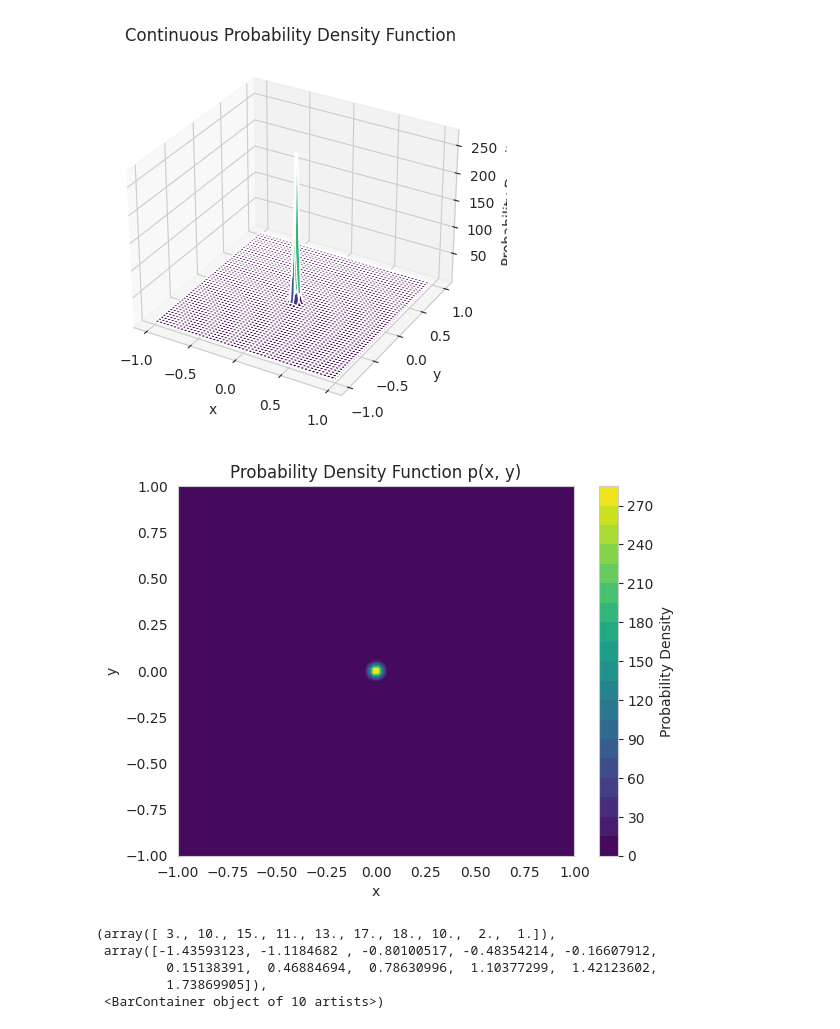
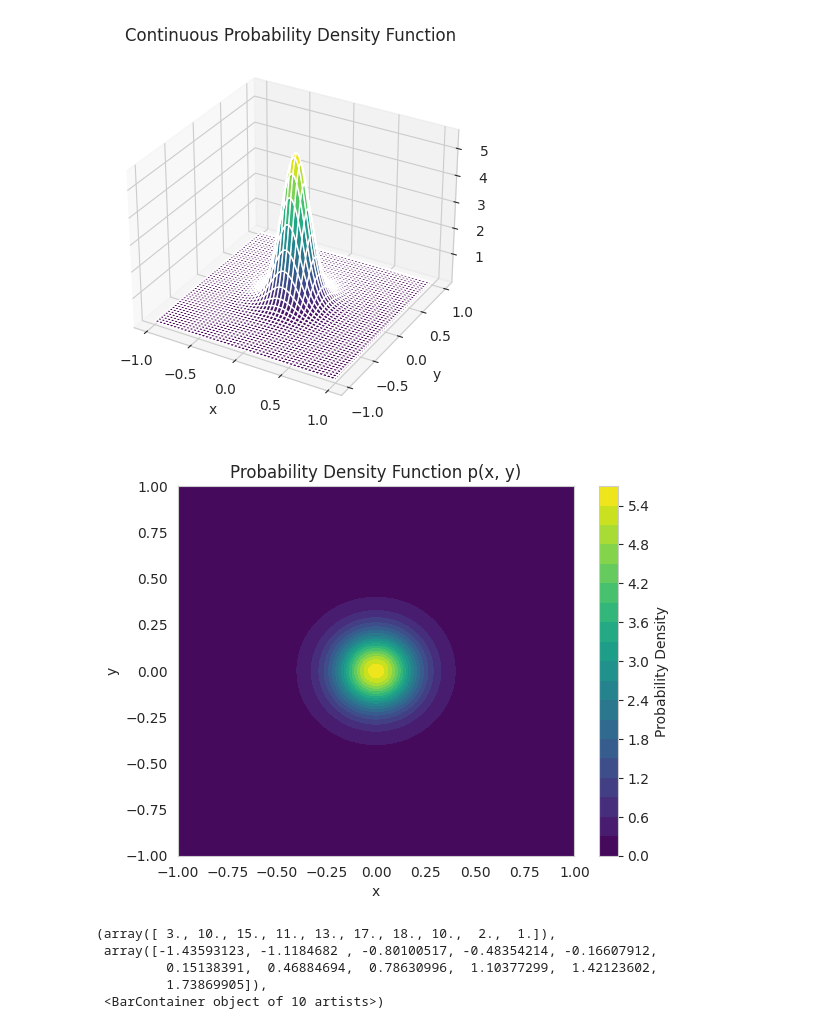
Before and after one commit to intsystems/2024-Project-144, a Jupyter notebook: code/constuct_pdf.ipynb, the cells around one changed output. Cells and saved outputs as stored; diff of their text form; code cells hidden in the pictures.

```diff
--- a/code/constuct_pdf.ipynb
+++ b/code/constuct_pdf.ipynb
@@ -21,7 +21,7 @@ def construct_probability_density(points, L_values):
     return kde
 
 def L(x, y):
-    return (x - y)**2
+    return x**2 + y**2
 
 # Example usage
 x = np.linspace(-1, 1, 100)
@@ -35,35 +35,35 @@ L_values = np.array([L(x, y) for x, y in points])
 p = construct_probability_density(points, L_values)
 
 # Generate a grid of points for visualization
 x = np.linspace(-1, 1, 100)
 y = np.linspace(-1, 1, 100)
 X, Y = np.meshgrid(x, y)
 positions = np.vstack([X.ravel(), Y.ravel()])
 
 # Evaluate the probability density function at the grid points
 Z = np.reshape(p(positions).T, X.shape)
 
 # Create a plot of the probability density function
 fig = plt.figure()
 ax = fig.add_subplot(111, projection='3d')
 ax.plot_surface(X, Y, Z, cmap='viridis')
 ax.set_xlabel('x')
 ax.set_ylabel('y')
 ax.set_zlabel('Probability Density')
 ax.set_title('Continuous Probability Density Function')
 
 # Show the plot
 plt.show()
 
 plt.contourf(X, Y, Z, levels=20, cmap=cm.viridis)
 plt.colorbar(label="Probability Density")
 plt.xlabel("x")
 plt.ylabel("y")
 plt.title("Probability Density Function p(x, y)")
 plt.show()
 # %% [output]
-[figure, old version]
+[figure, new version]
-[figure, old version]
+[figure, new version]
 # %%
 plt.hist(p.resample(100)[0])
 # %% [output]
```
Also changed, not shown: 5 other files.
